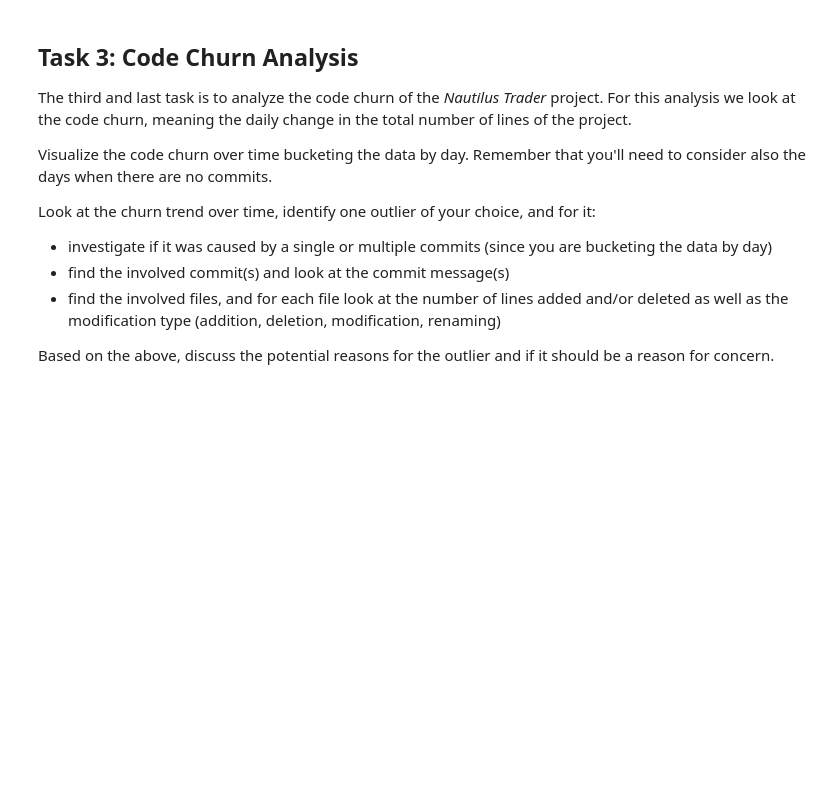
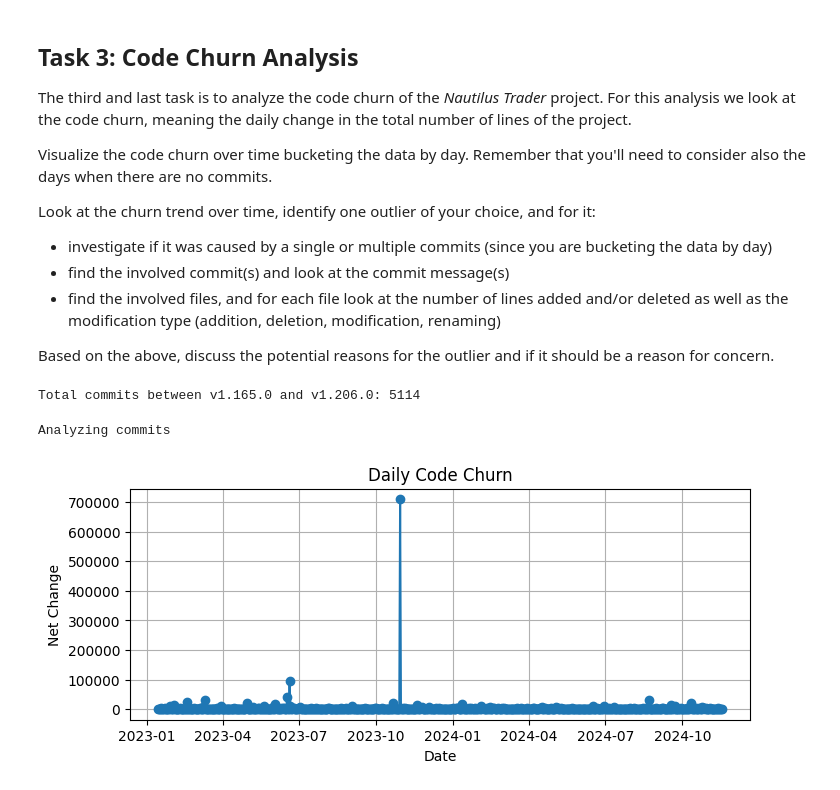
Before and after one commit to Franxion/Software-Evolution-II, a Jupyter notebook: FSS-SEII-Assignment-2024.ipynb, the cells around one changed output. Cells and saved outputs as stored; diff of their text form; code cells hidden in the pictures; blank space fills up the shorter version.

```diff
--- a/FSS-SEII-Assignment-2024.ipynb
+++ b/FSS-SEII-Assignment-2024.ipynb
@@ -395,0 +405,58 @@ Based on the above, discuss the potential reasons for the outlier and if it shou
+# %%
+# Initialize the repository (already cloned locally)
+repo_path = './nautilus_trader'
+repo = Repo(repo_path)
+# %%
+# Define the tags
+tag_start = repo.tags['v1.165.0']
+tag_end = repo.tags['v1.206.0']
+
+# Extract commits between the tags
+commits = list(repo.iter_commits(f'{tag_start}..{tag_end}'))
+print(f"Total commits between {tag_start} and {tag_end}: {len(commits)}")
+# %% [output]
+Total commits between v1.165.0 and v1.206.0: 5114
+# %%
+# Prepare a list to store churn data
+churn_data = []
+
+# Iterate over commits to extract date and code churn
+print("Analyzing commits ")
+for commit in tqdm(commits, desc="Processing commits"):
+    stats = commit.stats.total
+    date = datetime.fromtimestamp(commit.committed_date).date()
+    churn_data.append({
+        'date': date,
+        'lines_added': stats['insertions'],
+        'lines_deleted': stats['deletions'],
+        'net_change': stats['lines'],
+        'commit_hash': commit.hexsha
+    })
+
+# Create a DataFrame
+churn_df = pd.DataFrame(churn_data)
+
+# Aggregate churn by date
+daily_churn = churn_df.groupby('date').agg({
+    'lines_added': 'sum',
+    'lines_deleted': 'sum',
+    'net_change': 'sum'
+}).reset_index()
+# %% [output]
+Analyzing commits
+# %%
+start_date = daily_churn['date'].min()
+end_date = daily_churn['date'].max()
+all_dates = pd.date_range(start=start_date, end=end_date, freq='D')
+daily_churn = daily_churn.set_index('date').reindex(all_dates, fill_value=0).rename_axis('date').reset_index()
+# %%
+# Plotting the net change over time
+plt.figure(figsize=(8, 3))
+plt.plot(daily_churn['date'], daily_churn['net_change'], marker='o', linestyle='-')
+plt.title('Daily Code Churn')
+plt.xlabel('Date')
+plt.ylabel('Net Change')
+plt.grid(True)
+plt.show()
+# %% [output]
+[figure, added]
```
Also changed, not shown: parts of 11 cells of this notebook.
